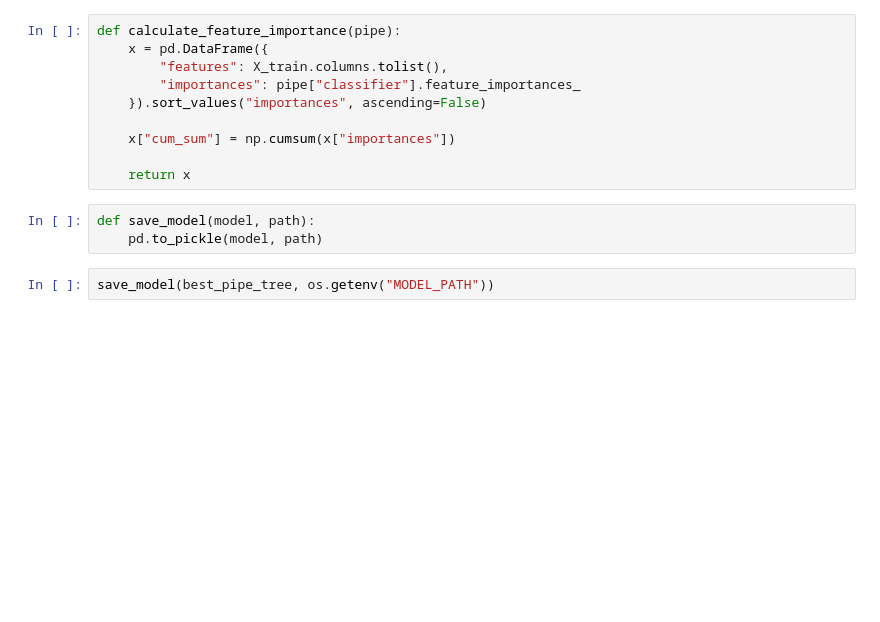
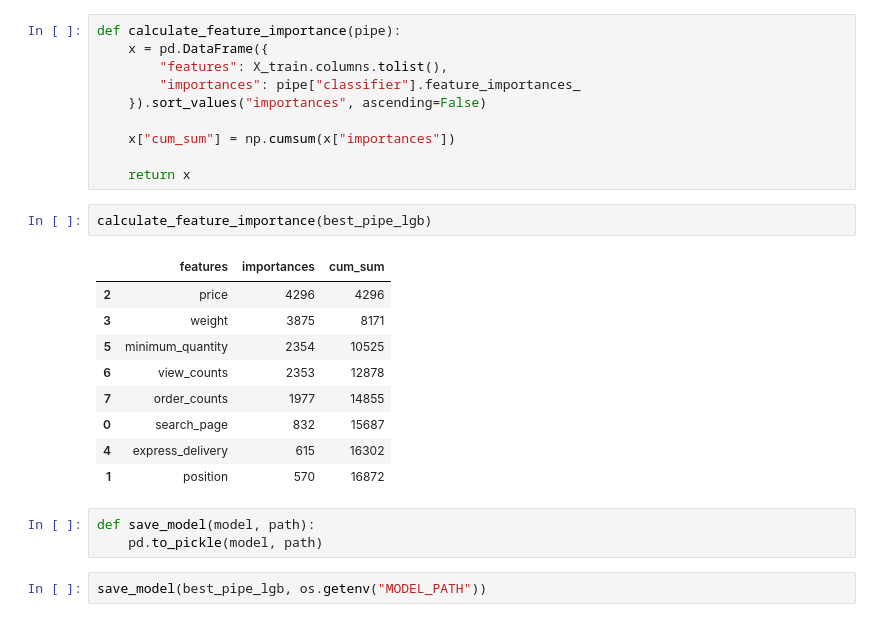
Before and after one commit to renan-cunha/intelligent-systems-project, a Jupyter notebook: training/trainer.ipynb, the cells around one changed output. Saved outputs shown, nothing was run; the diff lists cells and outputs as text; blank space fills up the shorter version.

```diff
--- a/training/trainer.ipynb
+++ b/training/trainer.ipynb
@@ -404,8 +366,20 @@ def calculate_feature_importance(pipe):
     x["cum_sum"] = np.cumsum(x["importances"])
 
     return x
+# %%
+calculate_feature_importance(best_pipe_lgb)
+# %% [output]
+|  | features | importances | cum_sum |
+| 2 | price | 4296 | 4296 |
+| 3 | weight | 3875 | 8171 |
+| 5 | minimum_quantity | 2354 | 10525 |
+| 6 | view_counts | 2353 | 12878 |
+| 7 | order_counts | 1977 | 14855 |
+| 0 | search_page | 832 | 15687 |
+| 4 | express_delivery | 615 | 16302 |
+| 1 | position | 570 | 16872 |
 # %%
 def save_model(model, path):
     pd.to_pickle(model, path)
 # %%
-save_model(best_pipe_tree, os.getenv("MODEL_PATH"))
+save_model(best_pipe_lgb, os.getenv("MODEL_PATH"))
```
Also changed, not shown: parts of 13 cells of this notebook, 3 other files.
